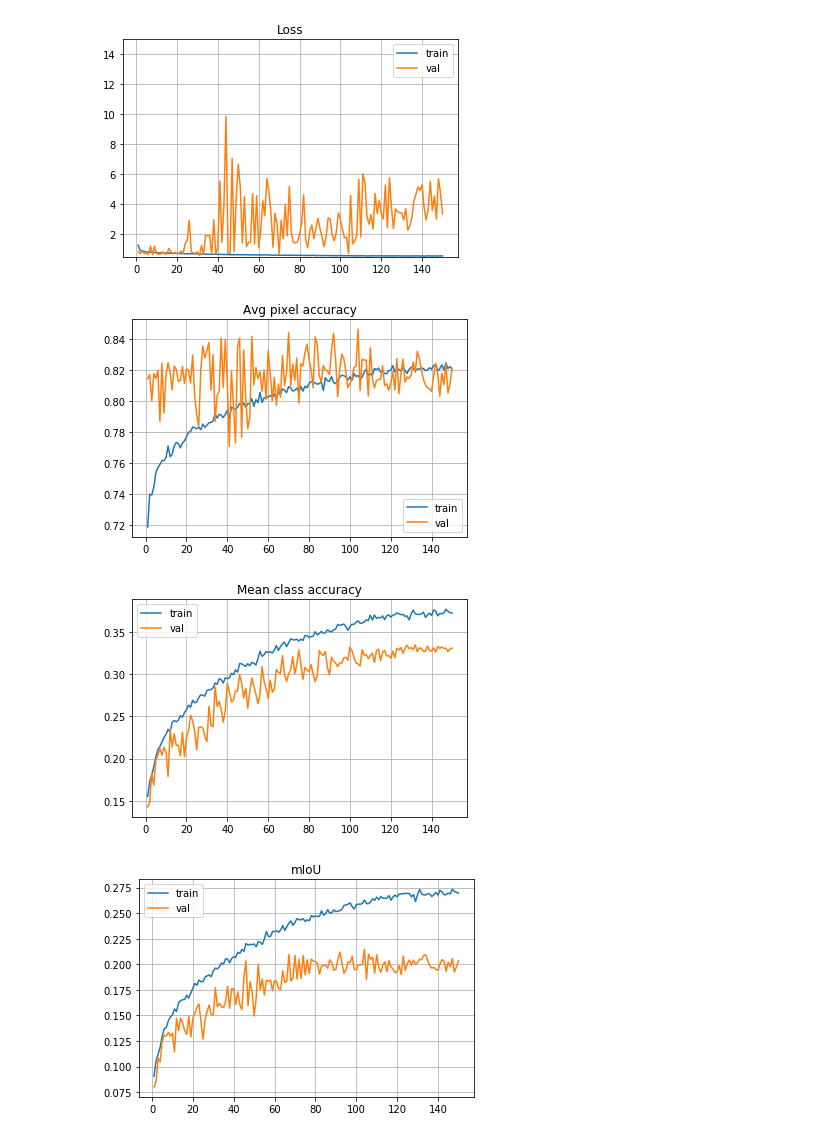
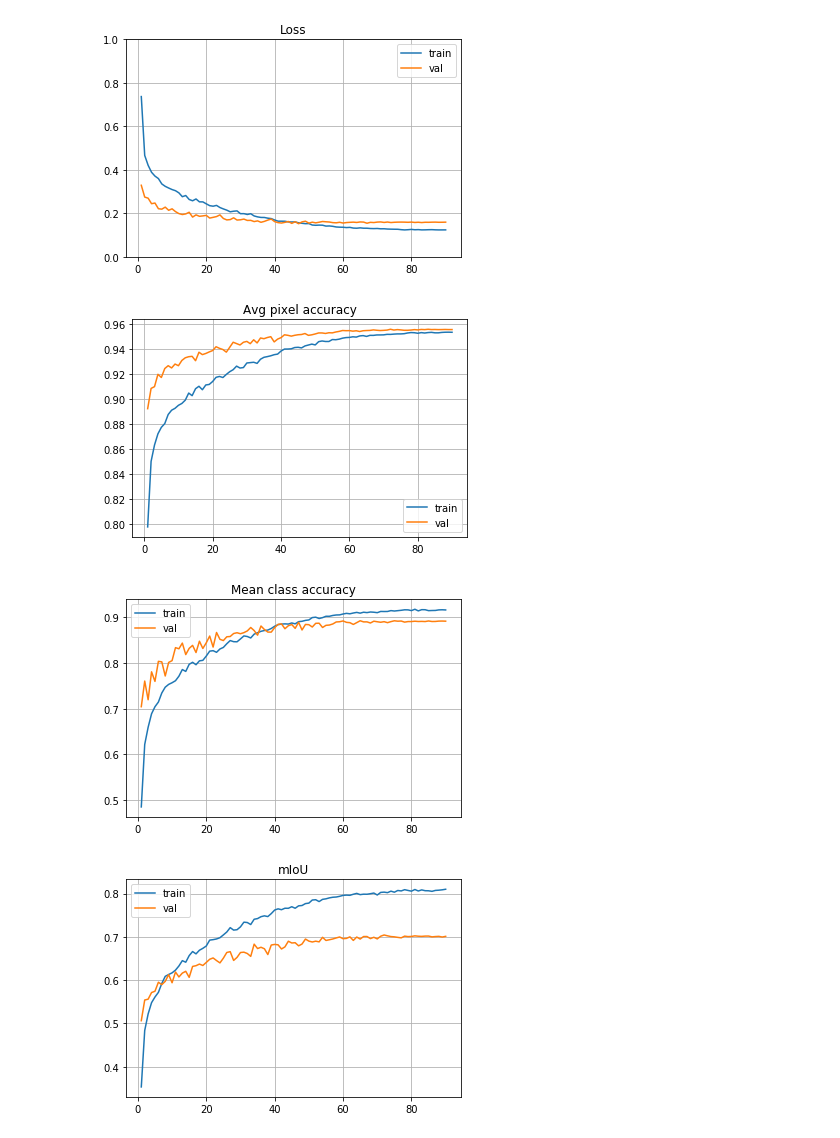
Before and after one commit to wenliangdai/msc-project, a Jupyter notebook: visualisation.ipynb, the cells around one changed output. Drawn from its saved outputs; the diff is of its cells as text; code cells hidden in the pictures.

```diff
--- a/visualisation.ipynb
+++ b/visualisation.ipynb
@@ -57,10 +66,10 @@ draw('results')
 [figure]
 [figure]
 [figure]
-# %%
-draw('results_parts')
-# %% [output]
-[figure, removed]
-[figure, removed]
-[figure, removed]
-[figure, removed]
+# %%
+draw('results_pretrained', loss_range=[0,1])
+# %% [output]
+[figure, added]
+[figure, added]
+[figure, added]
+[figure, added]
```
Also changed, not shown: parts of 4 cells of this notebook, 6 other files.
